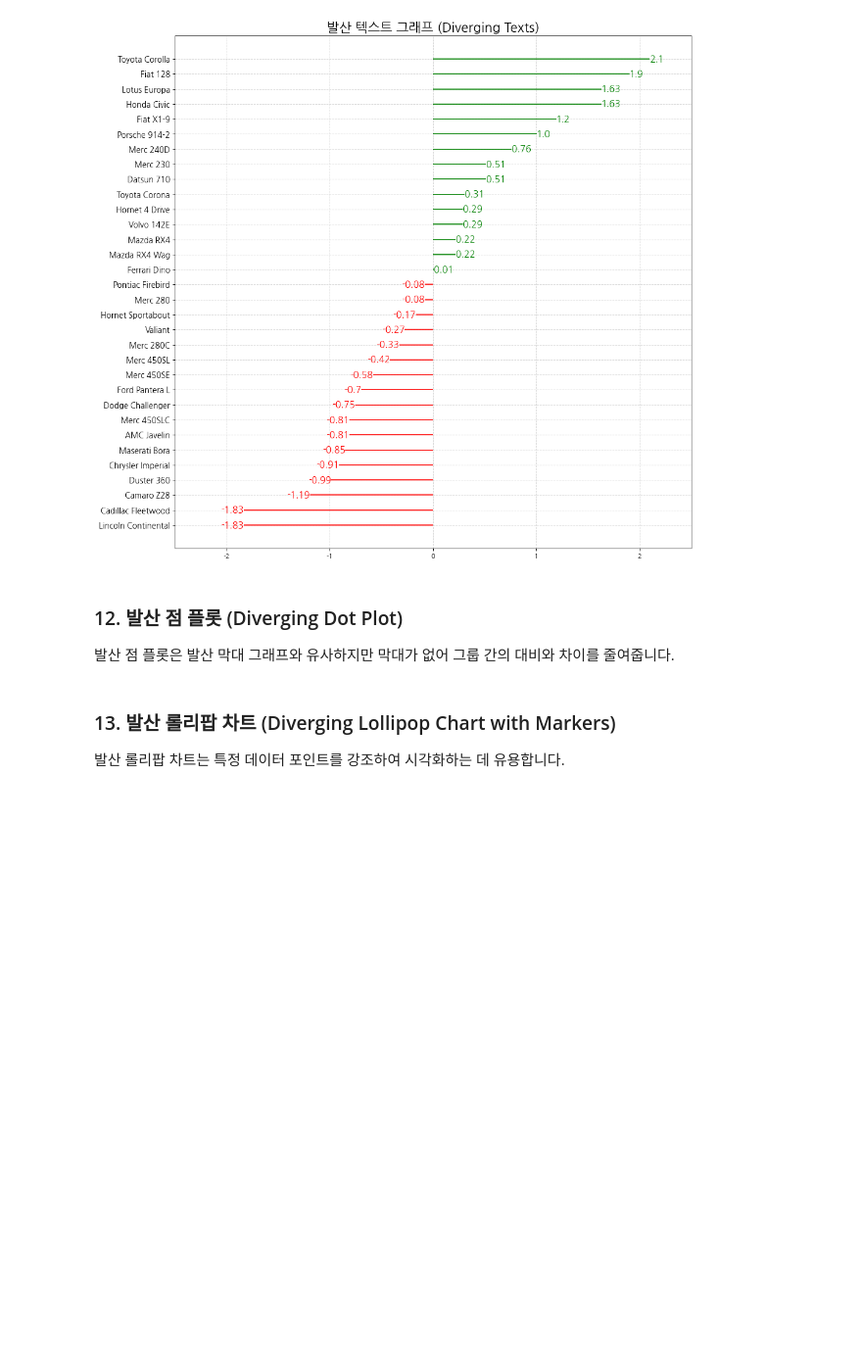
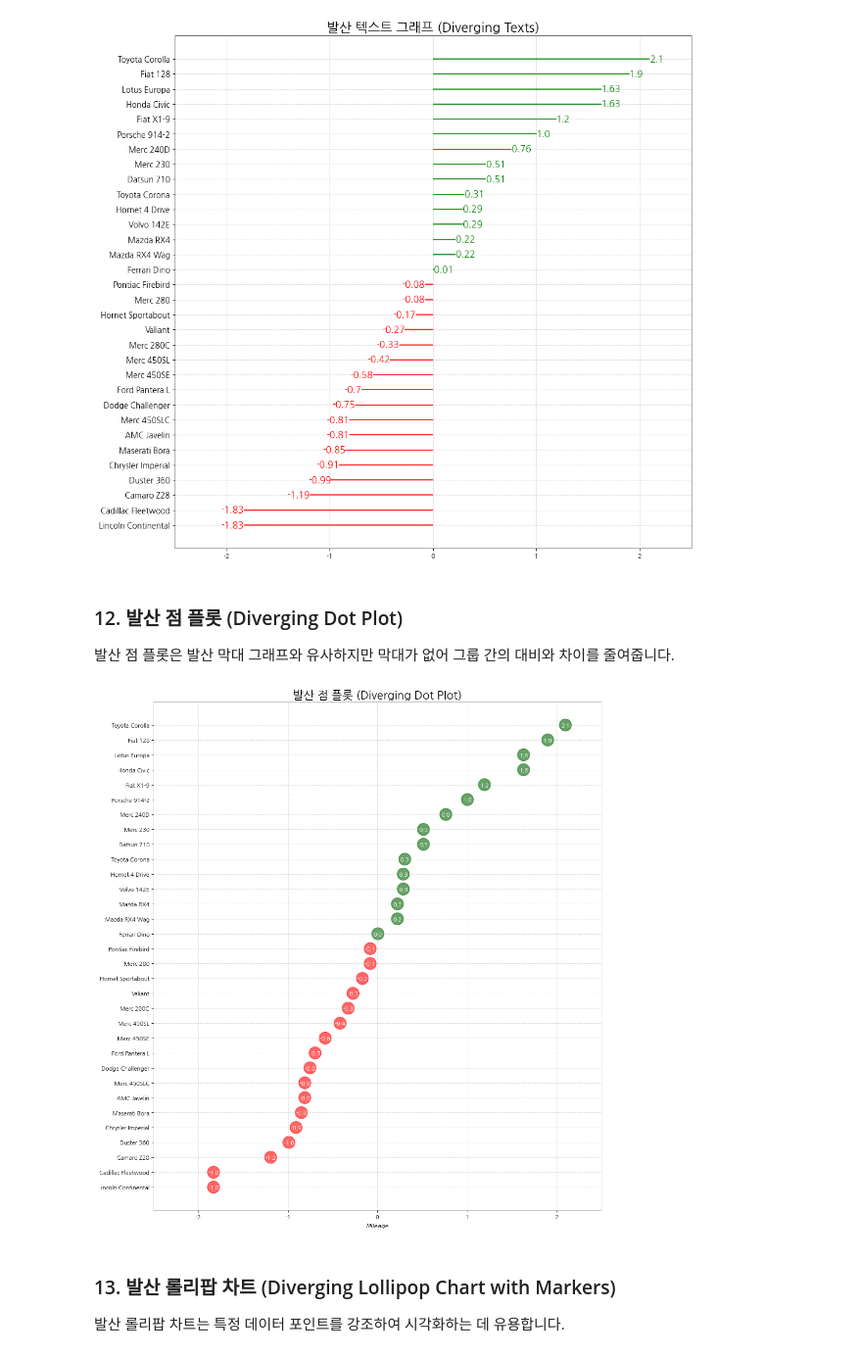
Before and after one commit to euisuk-chung/python_ML, a Jupyter notebook: Visualization/Matplotlib_Visualization_Techniques.ipynb, the cells around one changed output. Shown at 98% size. Cells and saved outputs as stored; diff of their text form; code cells hidden in the pictures; blank space fills up the shorter version.

```diff
--- a/Visualization/Matplotlib_Visualization_Techniques.ipynb
+++ b/Visualization/Matplotlib_Visualization_Techniques.ipynb
@@ -409,6 +409,15 @@ df.head()
 
 단일 메트릭을 기반으로 항목이 어떻게 변하는지 보고 이러한 변동의 순서와 양을 시각화하려면 발산 막대 그래프가 유용합니다.
 # %%
+import pandas as pd
+import seaborn as sns
+import matplotlib.pyplot as plt
+import matplotlib as mpl
+
+# 폰트 설정
+plt.rcParams["font.family"] = 'NanumGothic'
+mpl.rcParams['axes.unicode_minus'] = False  # 마이너스 폰트 깨짐 방지
+
 # Prepare Data
 df = pd.read_csv("https://github.com/selva86/datasets/raw/master/mtcars.csv")
 x = df.loc[:, ['mpg']]
@@ -431,6 +440,15 @@ plt.show()
 
 발산 텍스트 그래프는 발산 막대 그래프와 유사하며 각 항목의 값을 시각적으로 표시하는 데 유용합니다.
 # %%
+import pandas as pd
+import seaborn as sns
+import matplotlib.pyplot as plt
+import matplotlib as mpl
+
+# 폰트 설정
+plt.rcParams["font.family"] = 'NanumGothic'
+mpl.rcParams['axes.unicode_minus'] = False  # 마이너스 폰트 깨짐 방지
+
 # 발산 텍스트 그래프
 df = pd.read_csv("https://github.com/selva86/datasets/raw/master/mtcars.csv")
 x = df.loc[:, ['mpg']]
@@ -459,25 +477,44 @@ plt.show()
 
 발산 점 플롯은 발산 막대 그래프와 유사하지만 막대가 없어 그룹 간의 대비와 차이를 줄여줍니다.
 # %%
-# 발산 점 플롯
-df = sns.load_dataset('mpg')
+import pandas as pd
+import seaborn as sns
+import matplotlib.pyplot as plt
+import matplotlib as mpl
+
+# 폰트 설정
+plt.rcParams["font.family"] = 'NanumGothic'
+mpl.rcParams['axes.unicode_minus'] = False  # 마이너스 폰트 깨짐 방지
+
+df = pd.read_csv("https://github.com/selva86/datasets/raw/master/mtcars.csv")
 x = df.loc[:, ['mpg']]
 df['mpg_z'] = (x - x.mean())/x.std()
-df['colors'] = ['red' if x < 0 else 'green' for x in df['mpg_z']]
+df['colors'] = ['red' if x < 0 else 'darkgreen' for x in df['mpg_z']]
 df.sort_values('mpg_z', inplace=True)
 df.reset_index(inplace=True)
 
-plt.figure(figsize=(14, 14))
-plt.scatter(df.mpg_z, df.index, color=df.colors, alpha=0.6)
+# Draw plot
+plt.figure(figsize=(14,16), dpi= 80)
+plt.scatter(df.mpg_z, df.index, s=450, alpha=.6, color=df.colors)
 for x, y, tex in zip(df.mpg_z, df.index, df.mpg_z):
-    t = plt.text(x, y, round(tex, 2), horizontalalignment='right' if x < 0 else 'left',
-                 verticalalignment='center', fontdict={'color':'red' if x < 0 else 'green', 'size':14})
+    t = plt.text(x, y, round(tex, 1), horizontalalignment='center',
+                 verticalalignment='center', fontdict={'color':'white'})
 
-plt.yticks(df.index, df.name, fontsize=12)
+# Decorations
+# Lighten borders
+plt.gca().spines["top"].set_alpha(.3)
+plt.gca().spines["bottom"].set_alpha(.3)
+plt.gca().spines["right"].set_alpha(.3)
+plt.gca().spines["left"].set_alpha(.3)
+
+plt.yticks(df.index, df.cars)
 plt.title('발산 점 플롯 (Diverging Dot Plot)', fontdict={'size':20})
+plt.xlabel('$Mileage$')
 plt.grid(linestyle='--', alpha=0.5)
 plt.xlim(-2.5, 2.5)
 plt.show()
+# %% [output]
+[figure, added]
 # %% [markdown]
 ### 13. 발산 롤리팝 차트 (Diverging Lollipop Chart with Markers)
 
```
Also changed, not shown: parts of 2 cells of this notebook.
